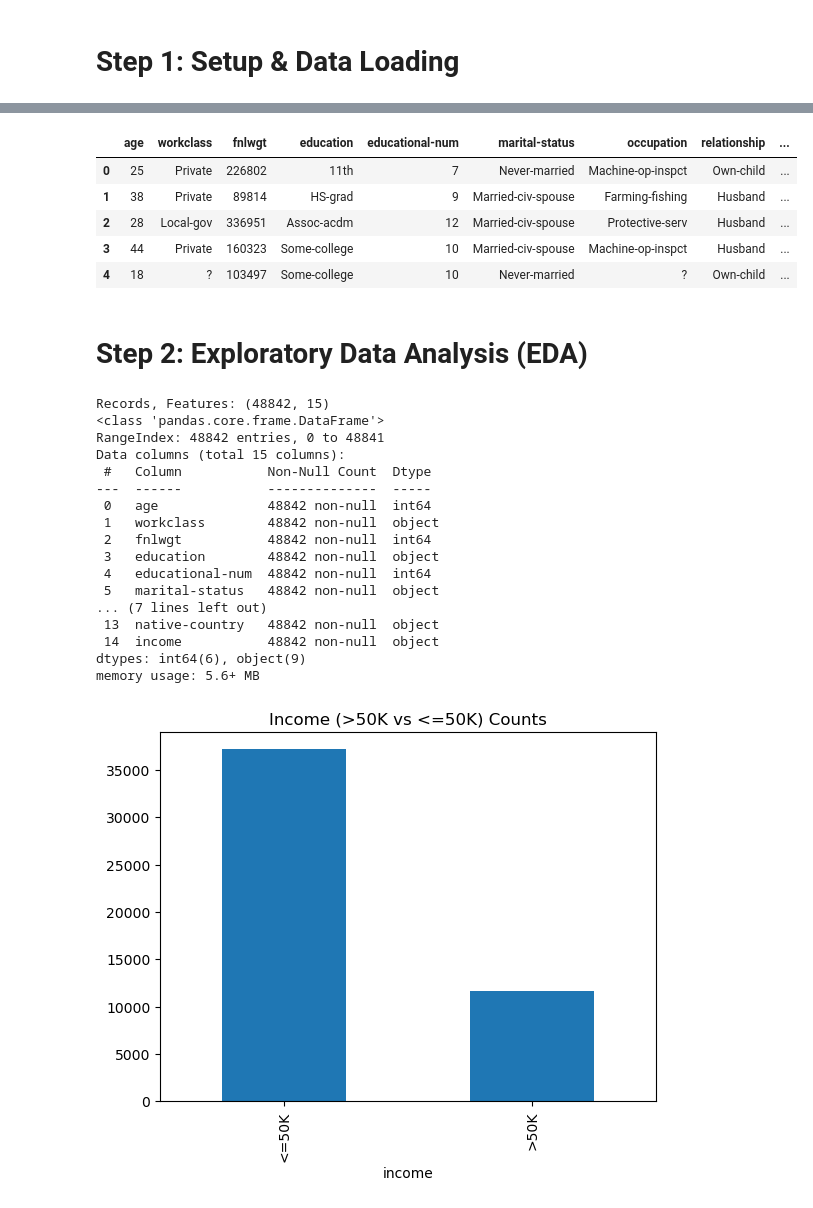
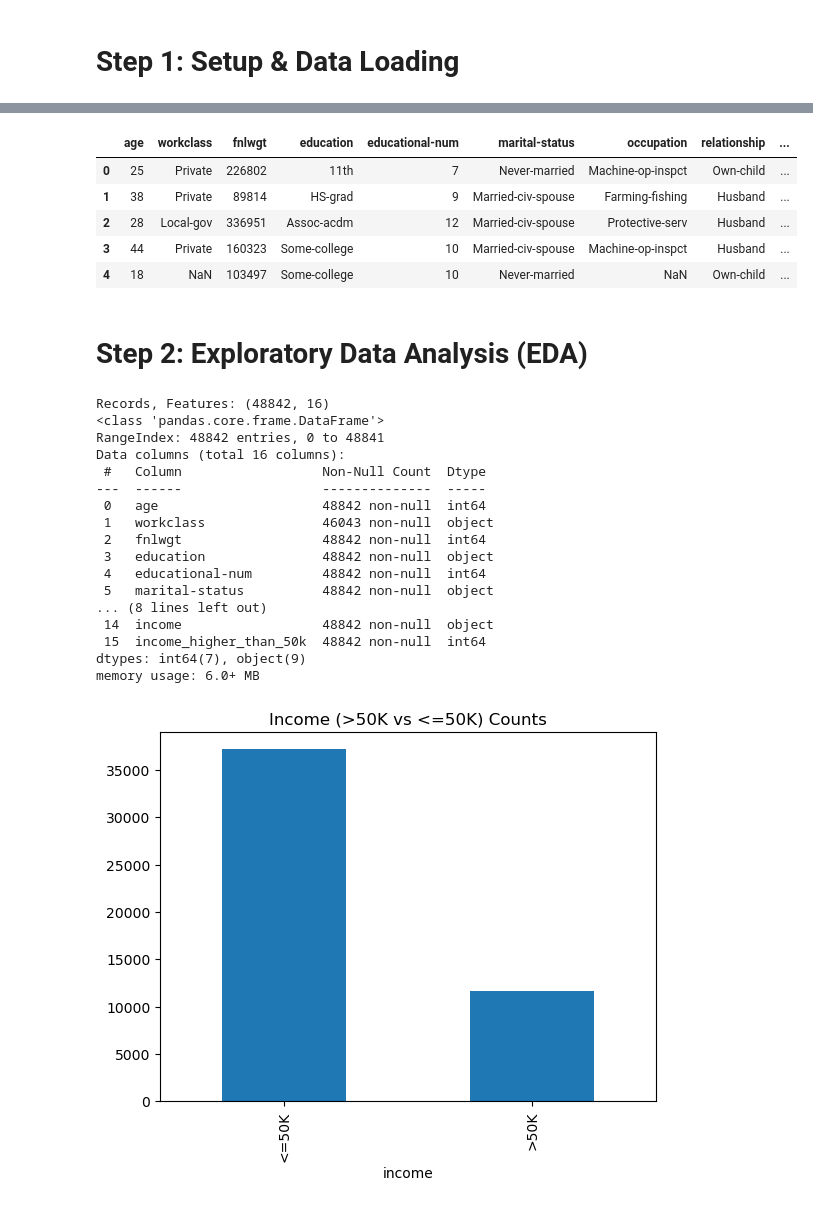
Before and after one commit to fernandobalieiro/JNations-2025, a Jupyter notebook: main.ipynb, the cells around one changed output, grey strips where cells are left out. Saved outputs shown, nothing was run; the diff lists cells and outputs as text; code cells hidden in the pictures.

```diff
--- a/main.ipynb
+++ b/main.ipynb
@@ -23,32 +23,23 @@ You should consider upgrading via the '/Users/jidarwish/Documents/JNations-2025/
 # %%
 # ─── 1. LOAD THE DATA ───────────────────────────────────
 # URL of the Adult Income CSV (hosted on GitHub)
 url = "https://raw.githubusercontent.com/saravrajavelu/Adult-Income-Analysis/refs/heads/master/adult.csv"
 
 # Read into a DataFrame
 df = pd.read_csv(url)
 
+df['income_higher_than_50k'] = df['income'].map({'<=50K':0, '>50K':1})
+df = df.replace('?', np.nan) # This dataset uses '?' as a placeholder for missing data, let's use the best practices with np.nan
+
 # TODO: Inspect the first rows to see columns and values
 df.head()
-
-# url = "https://archive.ics.uci.edu/ml/machine-learning-databases/adult/adult.data"
-
-# # Column names based on the dataset description
-# columns = [
-#     'age', 'workclass', 'fnlwgt', 'education', 'education-num', 'marital-status',
-#     'occupation', 'relationship', 'race', 'gender', 'capital-gain', 'capital-loss',
-#     'hours-per-week', 'native-country', 'income'
-# ]
-
-# # Read the dataset into a pandas DataFrame
-# df = pd.read_csv(url, names=columns, na_values=" ?", skipinitialspace=True) # CHECK THIS
 # %% [output]
 |  | age | workclass | fnlwgt | education | educational-num | marital-status | occupation | relationship | ... |
 | 0 | 25 | Private | 226802 | 11th | 7 | Never-married | Machine-op-inspct | Own-child | ... |
 | 1 | 38 | Private | 89814 | HS-grad | 9 | Married-civ-spouse | Farming-fishing | Husband | ... |
 | 2 | 28 | Local-gov | 336951 | Assoc-acdm | 12 | Married-civ-spouse | Protective-serv | Husband | ... |
 | 3 | 44 | Private | 160323 | Some-college | 10 | Married-civ-spouse | Machine-op-inspct | Husband | ... |
-| 4 | 18 | ? | 103497 | Some-college | 10 | Never-married | ? | Own-child | ... |
+| 4 | 18 | NaN | 103497 | Some-college | 10 | Never-married | NaN | Own-child | ... |
 # %% [markdown]
 # Step 2: Exploratory Data Analysis (EDA)
 # %%
@@ -57,23 +48,23 @@ print("Records, Features:", df.shape)
 df.info()
 # TODO: Note which columns are numeric vs object (categorical)
 # %% [output]
-Records, Features: (48842, 15)
+Records, Features: (48842, 16)
 <class 'pandas.core.frame.DataFrame'>
 RangeIndex: 48842 entries, 0 to 48841
-Data columns (total 15 columns):
- #   Column           Non-Null Count  Dtype
----  ------           --------------  -----
- 0   age              48842 non-null  int64
- 1   workclass        48842 non-null  object
- 2   fnlwgt           48842 non-null  int64
- 3   education        48842 non-null  object
- 4   educational-num  48842 non-null  int64
- 5   marital-status   48842 non-null  object
-... (7 lines left out)
- 13  native-country   48842 non-null  object
- 14  income           48842 non-null  object
-dtypes: int64(6), object(9)
-memory usage: 5.6+ MB
+Data columns (total 16 columns):
+ #   Column                  Non-Null Count  Dtype
+---  ------                  --------------  -----
+ 0   age                     48842 non-null  int64
+ 1   workclass               46043 non-null  object
+ 2   fnlwgt                  48842 non-null  int64
+ 3   education               48842 non-null  object
+ 4   educational-num         48842 non-null  int64
+ 5   marital-status          48842 non-null  object
+... (8 lines left out)
+ 14  income                  48842 non-null  object
+ 15  income_higher_than_50k  48842 non-null  int64
+dtypes: int64(7), object(9)
+memory usage: 6.0+ MB
 # %%
 # ─── 2.2 TARGET DISTRIBUTION ────────────────────────────
 df['income'].value_counts().plot(
```
Also changed, not shown: parts of 35 cells of this notebook.
